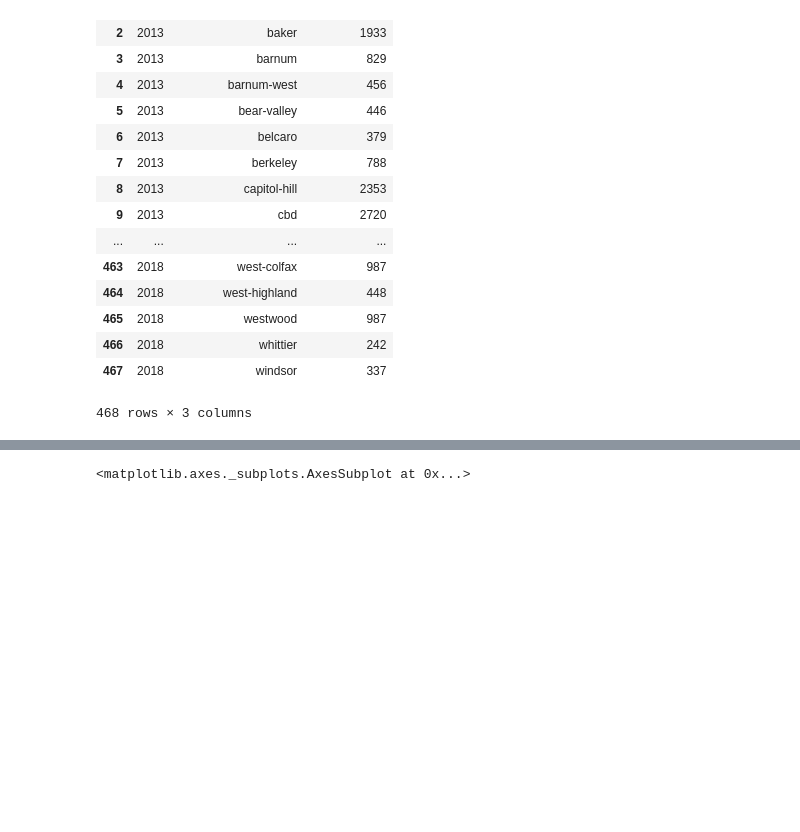
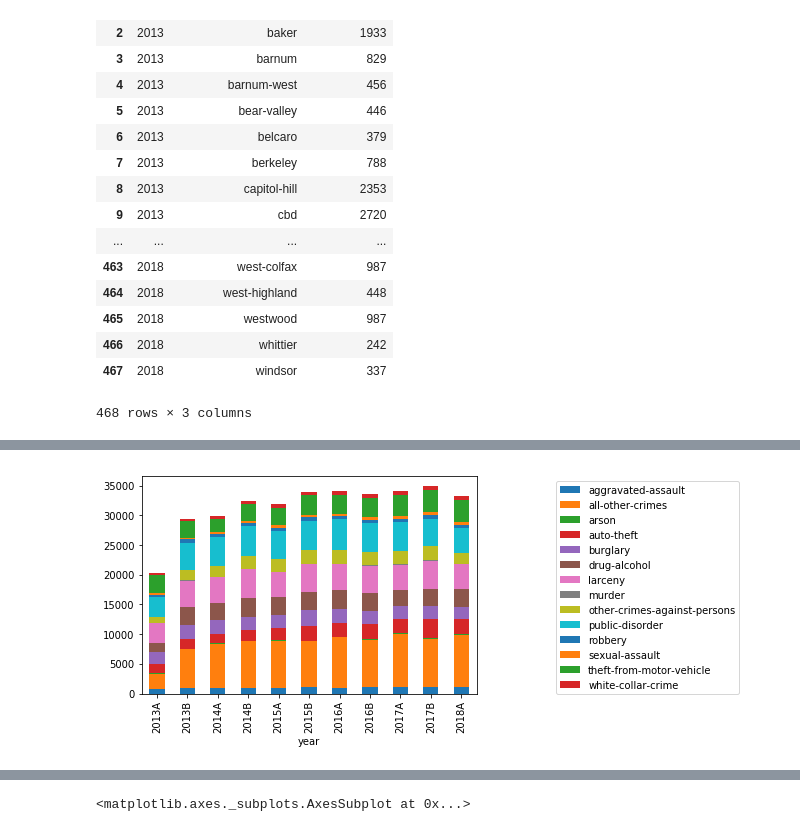
Before and after one commit to lawithers001/Denver-Crime_Truth.or.DARE, a Jupyter notebook: Project_TX.ipynb, the cells around one changed output, grey strips where cells are left out. Cells and saved outputs as stored; diff of their text form; code cells hidden in the pictures; blank space fills up the shorter version.

```diff
--- a/Project_TX.ipynb
+++ b/Project_TX.ipynb
@@ -49,0 +81,25 @@ df.groupby(['Year','NEIGHBORHOOD_ID'])['OFFENSE_ID'].count().reset_index()
+# %%
+#df2 = df.groupby(['year', 'drug_related'])['year'].count().unstack('drug_related').fillna(0)
+
+#df_filter= df[df['IS_TRAFFIC'] == 0]
+
+#df_filter= df[df['IS_TRAFFIC'] == 0]
+df_filter = df.groupby(['year','OFFENSE_CATEGORY_ID'])['year'].count().unstack("OFFENSE_CATEGORY_ID")
+#df_filter.columns
+
+
+plt = df_filter[['aggravated-assault', 'all-other-crimes', 'arson', 'auto-theft',
+      'burglary', 'drug-alcohol', 'larceny', 'murder',
+        'other-crimes-against-persons', 'public-disorder', 'robbery',
+       'sexual-assault', 'theft-from-motor-vehicle',
+       'white-collar-crime']].plot(kind='bar', stacked=True);
+
+plt.legend(loc='upper right', bbox_to_anchor=(1.8, 1));
+
+#ok1000.legend(bbox_to_anchor=(0,0,1,1), bbox_transform=lax.transAxes)
+
+#df2 = df.groupby(['year', 'drug_related'])['year'].count().unstack('drug_related').fillna(0)
+
+#df_filter[['OFFENSE_CATEGORY_ID','INCIDENT_ID']].plot(kind='bar', stacked=True)
+# %% [output]
+[figure, added]
```
Also changed, not shown: parts of 5 cells of this notebook.
